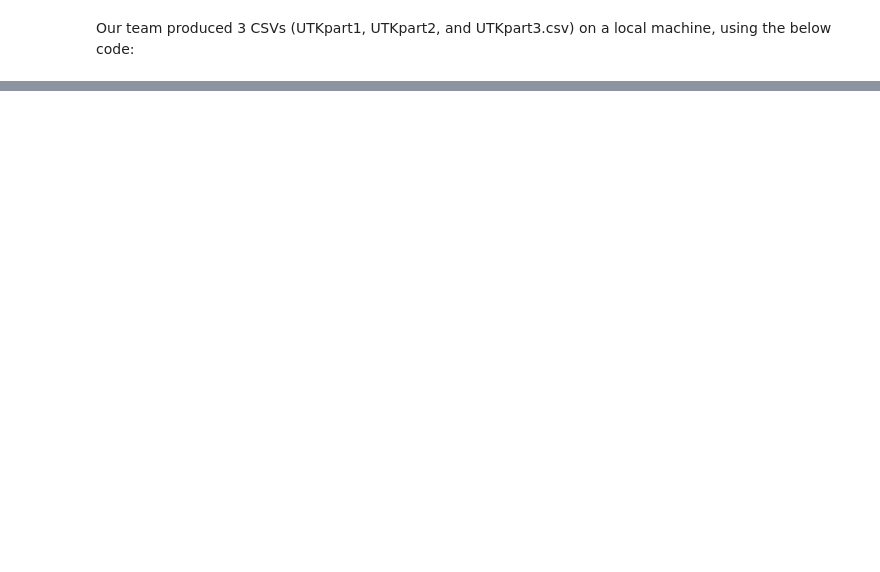
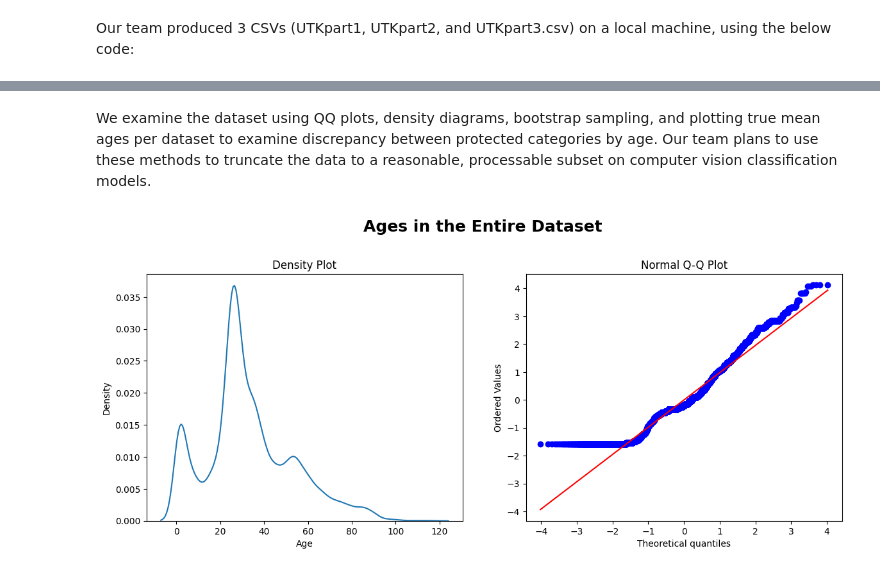
Before and after one commit to CUBoulder-DS/5301-5000-Final-Report, a Jupyter notebook: 5301_Final_Report.ipynb, the cells around one changed output, grey strips where cells are left out. Saved outputs shown, nothing was run; the diff lists cells and outputs as text; code cells hidden in the pictures; blank space fills up the shorter version.

```diff
--- a/5301_Final_Report.ipynb
+++ b/5301_Final_Report.ipynb
@@ -366,0 +243,18 @@ That only works for Jupyter Books. We are just generating a single ipynb HTML fi
+# %% [markdown]
+We examine the dataset using QQ plots, density diagrams, bootstrap sampling, and plotting true mean ages per dataset to examine discrepancy between protected categories by age.  Our team plans to use these methods to truncate the data to a reasonable, processable subset on computer vision classification models.
+# %%
+'''
+Q-Q Plots
+'''
+# q-q
+age_zscore = (df_utk['src_age'] - np.mean(df_utk['src_age'])) / np.std(df_utk['src_age'])
+
+# let's plot the q-q plot and density plot side by side
+fig, axes = plt.subplots(1, 2, figsize=(14,5))
+sns.kdeplot(df_utk['src_age'], ax=axes[0]).set(title = "Density Plot", xlabel = "Age")
+stats.probplot(age_zscore, dist = 'norm', plot = plt)
+plt.title('Normal Q-Q Plot')
+fig.show()
+fig.suptitle('Ages in the Entire Dataset', weight = "bold", y = 1.05).set_fontsize('18')
+# %% [output]
+[figure, added]
```
Also changed, not shown: parts of 92 cells of this notebook, 1 other file.
